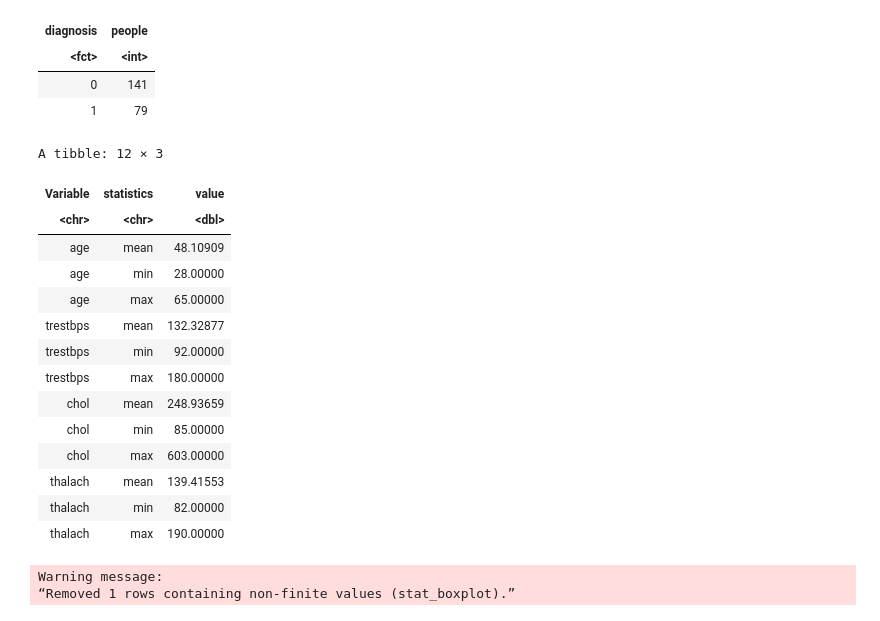
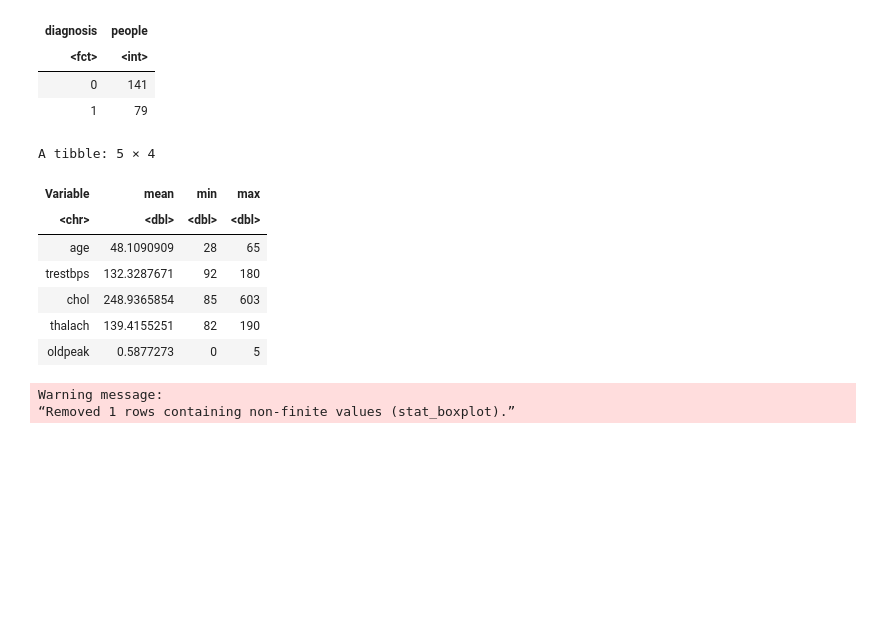
Before and after one commit to GeneRevo/DSCI100-007-Group10, a Jupyter notebook: 007_project_proposal.ipynb, the cells around one changed output. Saved outputs shown, nothing was run; the diff lists cells and outputs as text; code cells hidden in the pictures; blank space fills up the shorter version.

Commit message:
Summary table tidy
pivot wider

```diff
--- a/007_project_proposal.ipynb
+++ b/007_project_proposal.ipynb
@@ -145,28 +145,21 @@ A tibble: 2 × 2
 # %%
 heart_train_summary <- heart_disease_train |>
   summarise(across(
-    c(age, trestbps, chol, thalach),
+    c(age, trestbps, chol, thalach, oldpeak),
     list(mean = mean, min = min, max = max),
     na.rm = TRUE
   )) |> pivot_longer (everything(), names_to="variable", values_to="value") |>
- separate(variable, into = c("Variable", "statistics"), sep = "_")
+ separate(variable, into = c("Variable", "statistics"), sep = "_") |> pivot_wider(names_from = statistics, values_from = value)
 heart_train_summary
 # %% [output]
-A tibble: 12 × 3
+A tibble: 5 × 4
-| Variable | statistics | value |
-| <chr> | <chr> | <dbl> |
-| age | mean | 48.10909 |
-| age | min | 28.00000 |
-| age | max | 65.00000 |
-| trestbps | mean | 132.32877 |
-| trestbps | min | 92.00000 |
-| trestbps | max | 180.00000 |
-| chol | mean | 248.93659 |
-| chol | min | 85.00000 |
-| chol | max | 603.00000 |
-| thalach | mean | 139.41553 |
-| thalach | min | 82.00000 |
-| thalach | max | 190.00000 |
+| Variable | mean | min | max |
+| <chr> | <dbl> | <dbl> | <dbl> |
+| age | 48.1090909 | 28 | 65 |
+| trestbps | 132.3287671 | 92 | 180 |
+| chol | 248.9365854 | 85 | 603 |
+| thalach | 139.4155251 | 82 | 190 |
+| oldpeak | 0.5877273 | 0 | 5 |
 # %%
 heart_disease_train[heart_disease_train=="?"]<-NA #changing all ? to NA in the dataframe.
 heart_disease_train <- heart_disease_train |> mutate_if(is.character, as.numeric) |> mutate_at(vars("sex", "cp", "fbs", "restecg", "exang", "ca", "thal", "num", "slope"), factor)
```
